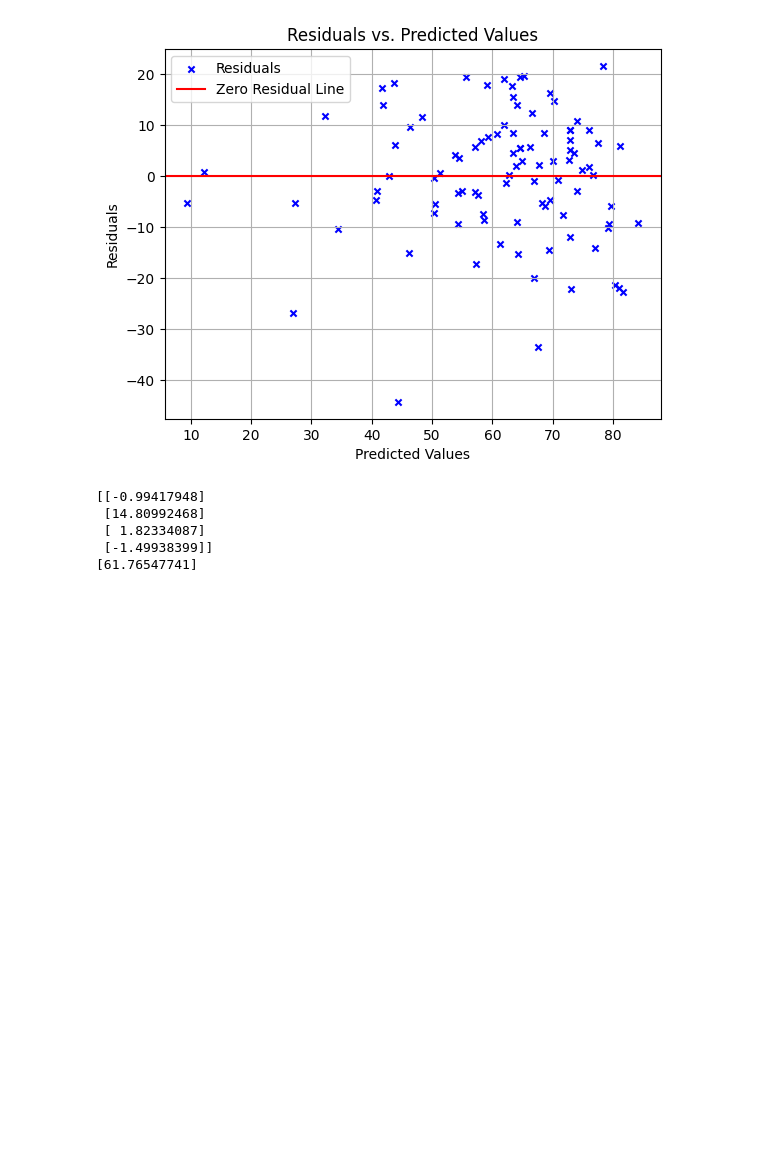
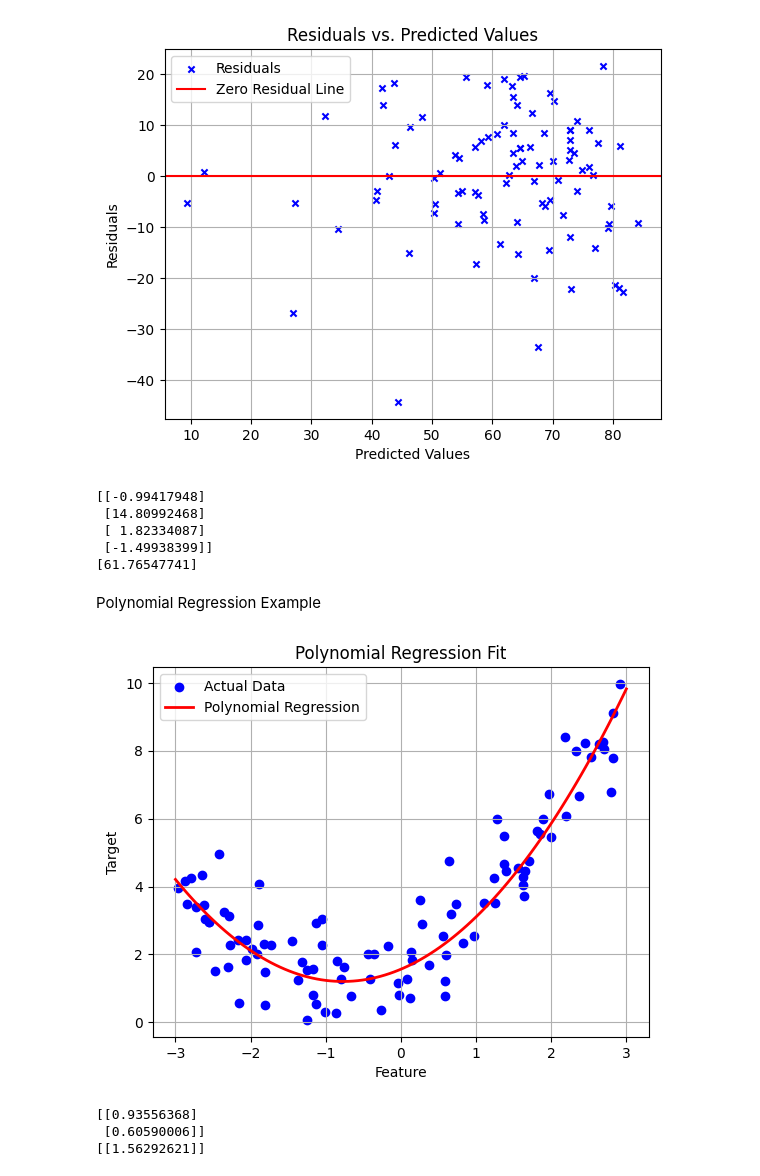
Before and after one commit to ekremarmagankarakas/MachineLearning, a Jupyter notebook: MLfromscratch/LinearRegression.ipynb, the cells around one changed output. Saved outputs shown, nothing was run; the diff lists cells and outputs as text; code cells hidden in the pictures; blank space fills up the shorter version.

Commit message:
polynomial feature example added to Linear regression

```diff
--- a/MLfromscratch/LinearRegression.ipynb
+++ b/MLfromscratch/LinearRegression.ipynb
@@ -332,3 +334,50 @@ print(b)
  [ 1.82334087]
  [-1.49938399]]
 [61.76547741]
+# %% [markdown]
+Polynomial Regression Example
+# %%
+# Polynomial Regression Example
+import numpy as np
+import matplotlib.pyplot as plt
+from sklearn.preprocessing import PolynomialFeatures
+
+# Generate synthetic data for polynomial regression
+np.random.seed(42)
+X_poly_sample = 6 * np.random.rand(100, 1) - 3  # Range from -3 to 3
+y_poly_sample = 0.5 * X_poly_sample**2 + X_poly_sample + 2 + np.random.randn(100, 1)
+
+# Transform features into polynomial form
+degree = 2
+poly = PolynomialFeatures(degree=degree, include_bias=False)
+X_poly_transformed = poly.fit_transform(X_poly_sample)
+
+# Train linear regression model on polynomial features
+poly_model = LinearRegression(learning_rate=0.01, n_iters=500)
+poly_model.fit(X_poly_transformed, y_poly_sample)
+
+# Predictions
+X_test = np.linspace(-3, 3, 100).reshape(-1, 1)
+X_test_poly = poly.transform(X_test)
+y_pred_poly = poly_model.predict(X_test_poly)
+# %%
+# Plot results
+plt.scatter(X_poly_sample, y_poly_sample, color='blue', label='Actual Data')
+plt.plot(X_test, y_pred_poly, color='red', linewidth=2, label='Polynomial Regression')
+plt.xlabel("Feature")
+plt.ylabel("Target")
+plt.title("Polynomial Regression Fit")
+plt.legend()
+plt.grid(True)
+plt.show()
+# %% [output]
+[figure, added]
+# %%
+w = poly_model.weights
+print(w)
+b = poly_model.bias
+print(b)
+# %% [output]
+[[0.93556368]
+ [0.60590006]]
+[[1.56292621]]
```
Also changed, not shown: parts of 6 cells of this notebook.
